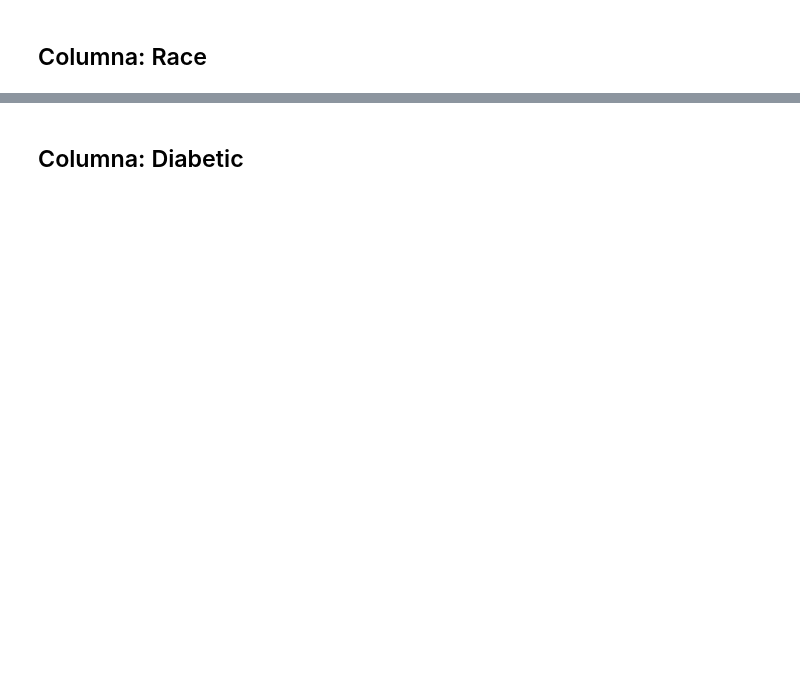
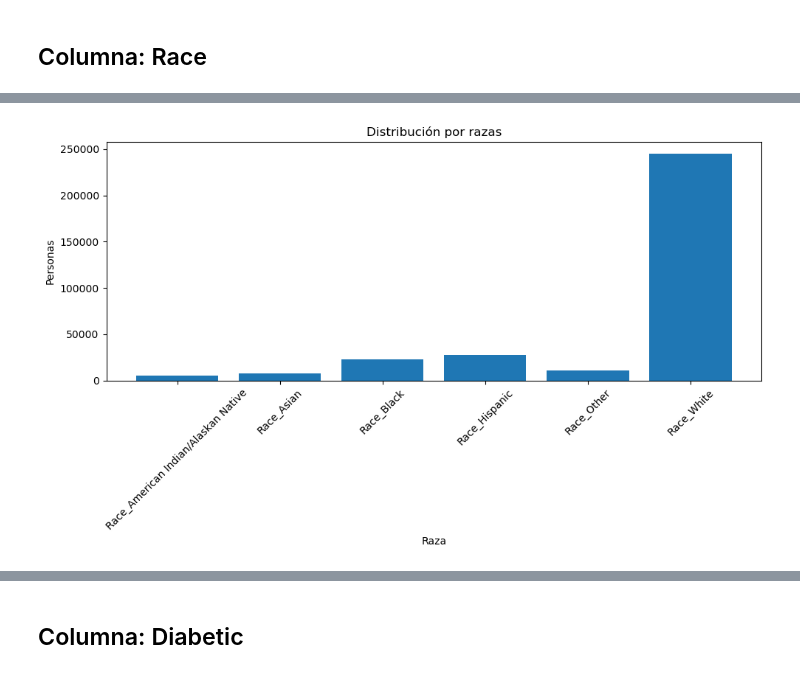
Before and after one commit to alexia-gm/Proyecto-02, a Jupyter notebook: Proyecto_Grupo_C_Alexia.ipynb, the cells around one changed output, grey strips where cells are left out. Cells and saved outputs as stored; diff of their text form; code cells hidden in the pictures; blank space fills up the shorter version.

```diff
--- a/Proyecto_Grupo_C_Alexia.ipynb
+++ b/Proyecto_Grupo_C_Alexia.ipynb
@@ -341,0 +456,5 @@ plt.show()
+# %%
+one_hot_encoder = OneHotEncoder(drop = None, sparse_output = False)
+tabla = one_hot_encoder.fit_transform(df[['Race']])
+df_race = pd.DataFrame(tabla, columns = one_hot_encoder.get_feature_names_out(['Race']))
+df_race.sample(5)
@@ -341,0 +468,3 @@ plt.show()
+# %%
+df_race = df_race.astype(int)
+df_race.sample(5)
@@ -341,0 +478,14 @@ plt.show()
+# %%
+suma_razas = df_race.sum(axis = 0)
+
+plt.figure(figsize = (10, 6))
+plt.bar(suma_razas.index, suma_razas.values)
+plt.title('Distribución por razas')
+plt.xlabel('Raza')
+plt.ylabel('Personas')
+plt.xticks(rotation = 45)
+plt.tight_layout()
+
+plt.show()
+# %% [output]
+[figure, added]
```
Also changed, not shown: parts of 73 cells of this notebook, 2 other files.
